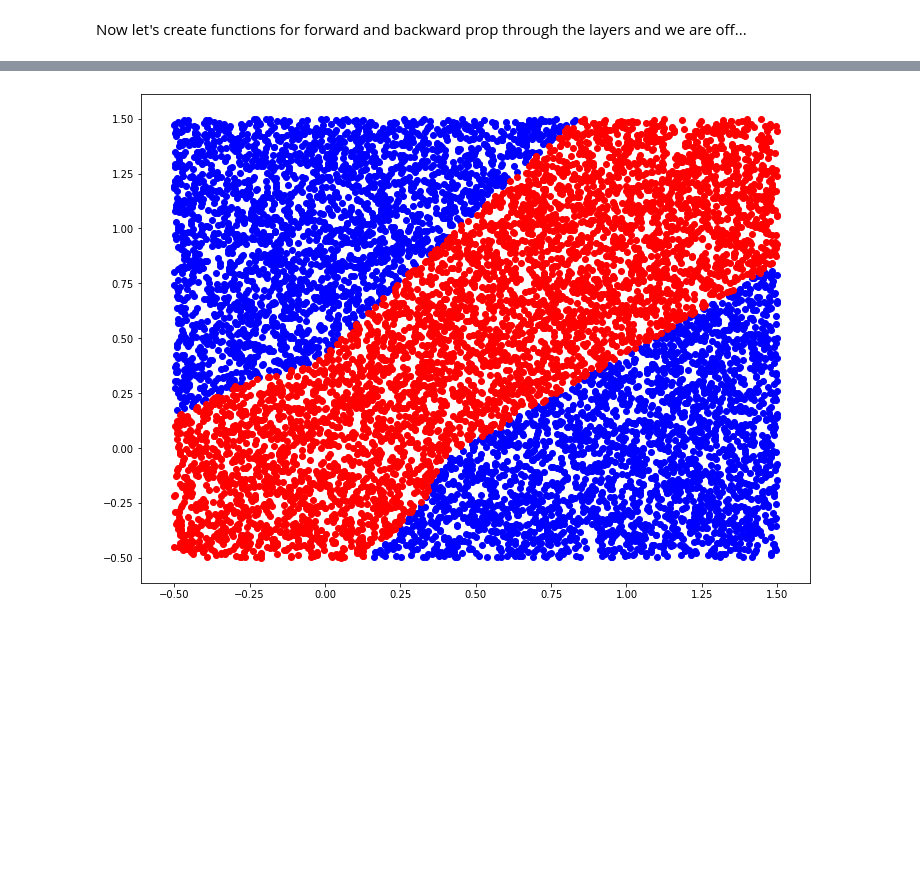
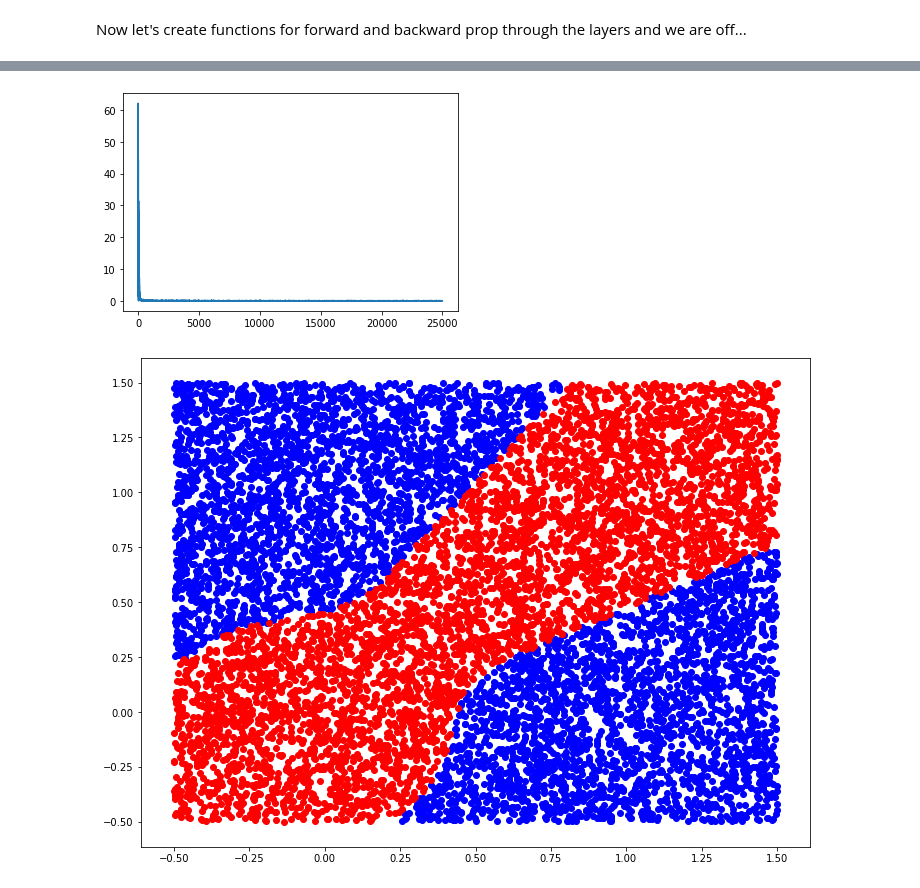
Before and after one commit to dsikka/DL4CV, a Jupyter notebook: HW2/HW2.ipynb, the cells around one changed output, grey strips where cells are left out. Drawn from its saved outputs; the diff is of its cells as text; code cells hidden in the pictures; blank space fills up the shorter version.

```diff
--- a/HW2/HW2.ipynb
+++ b/HW2/HW2.ipynb
@@ -292,5 +304,0 @@ plot_boundary(values)
-# %%
-values = train_mlp(512)
-plot_boundary(values)
-# %% [output]
-[figure, removed]
@@ -298,0 +305,7 @@ plot_boundary(values)
+# %%
+# For 512 neurons
+values = train_mlp(m=512, use_cross_loss=False, iters=25000, batch_size=10, lr=0.01, X=X, y=y)
+plot_boundary(values)
+# %% [output]
+[figure, added]
+[figure, added]
```
Also changed, not shown: parts of 24 cells of this notebook, 1 other file.
